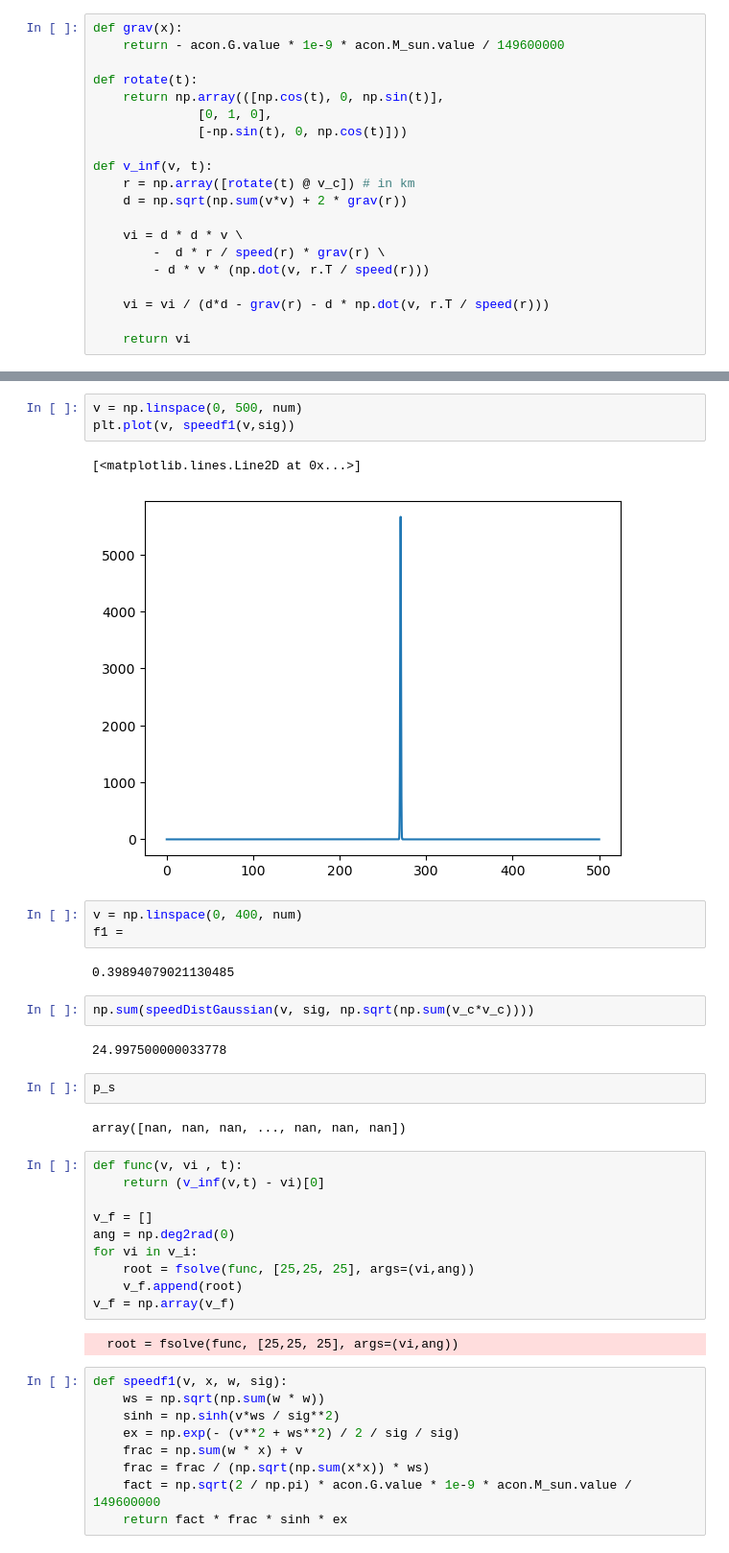
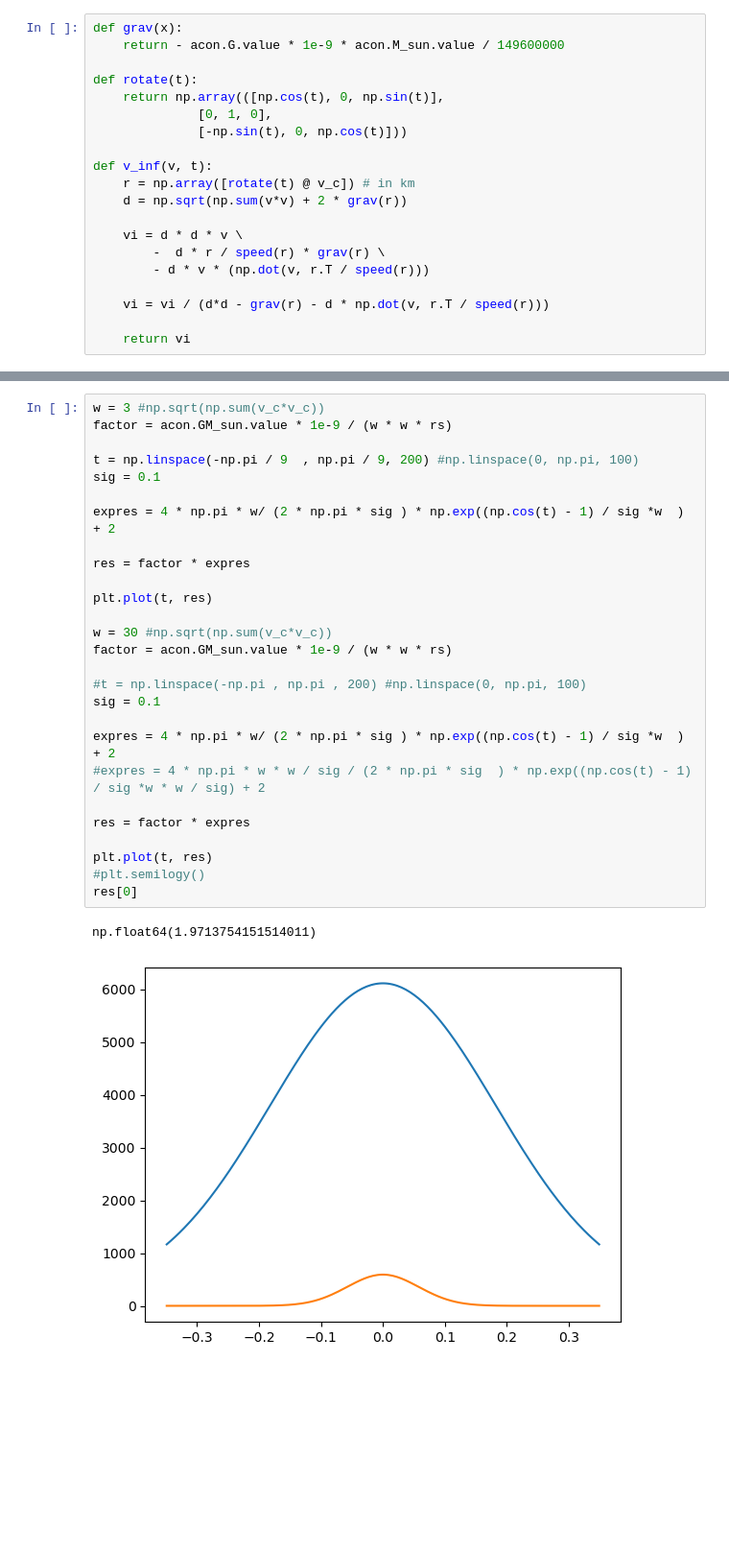
Before and after one commit to shauryagarg145/dark-matter-waves, a Jupyter notebook: density_enhancement.ipynb, the cells around one changed output, grey strips where cells are left out. Shown at 96% size. Cells and saved outputs as stored; diff of their text form; blank space fills up the shorter version.

```diff
--- a/density_enhancement.ipynb
+++ b/density_enhancement.ipynb
@@ -141,40 +120,30 @@ quad(speedDistGaussian, 0, 400, args =(sig, np.sqrt(np.sum(v_c*v_c))))
-# %%
-v = np.linspace(0, 500, num)
-plt.plot(v, speedf1(v,sig))
-# %% [output]
-[<matplotlib.lines.Line2D at 0x...>]
-[figure, removed]
-# %%
-v = np.linspace(0, 400, num)
-f1 =
-# %% [output]
-0.39894079021130485
-# %%
-np.sum(speedDistGaussian(v, sig, np.sqrt(np.sum(v_c*v_c))))
-# %% [output]
-24.997500000033778
-# %%
-p_s
-# %% [output]
-array([nan, nan, nan, ..., nan, nan, nan])
-# %%
-def func(v, vi , t):
-    return (v_inf(v,t) - vi)[0]
-
-v_f = []
-ang = np.deg2rad(0)
-for vi in v_i:
-    root = fsolve(func, [25,25, 25], args=(vi,ang))
-    v_f.append(root)
-v_f = np.array(v_f)
-# %% [output]
-  root = fsolve(func, [25,25, 25], args=(vi,ang))
-# %%
-def speedf1(v, x, w, sig):
-    ws = np.sqrt(np.sum(w * w))
-    sinh = np.sinh(v*ws / sig**2)
-    ex = np.exp(- (v**2 + ws**2) / 2 / sig / sig)
-    frac = np.sum(w * x) + v
-    frac = frac / (np.sqrt(np.sum(x*x)) * ws)
-    fact = np.sqrt(2 / np.pi) * acon.G.value * 1e-9 * acon.M_sun.value / 149600000
-    return fact * frac * sinh * ex
+# %%
+w = 3 #np.sqrt(np.sum(v_c*v_c))
+factor = acon.GM_sun.value * 1e-9 / (w * w * rs)
+
+t = np.linspace(-np.pi / 9  , np.pi / 9, 200) #np.linspace(0, np.pi, 100)
+sig = 0.1
+
+expres = 4 * np.pi * w/ (2 * np.pi * sig ) * np.exp((np.cos(t) - 1) / sig *w  ) + 2
+
+res = factor * expres
+
+plt.plot(t, res)
+
+w = 30 #np.sqrt(np.sum(v_c*v_c))
+factor = acon.GM_sun.value * 1e-9 / (w * w * rs)
+
+#t = np.linspace(-np.pi , np.pi , 200) #np.linspace(0, np.pi, 100)
+sig = 0.1
+
+expres = 4 * np.pi * w/ (2 * np.pi * sig ) * np.exp((np.cos(t) - 1) / sig *w  ) + 2
+#expres = 4 * np.pi * w * w / sig / (2 * np.pi * sig  ) * np.exp((np.cos(t) - 1) / sig *w * w / sig) + 2
+
+res = factor * expres
+
+plt.plot(t, res)
+#plt.semilogy()
+res[0]
+# %% [output]
+np.float64(1.9713754151514011)
+[figure, added]
```
Also changed, not shown: parts of 10 cells of this notebook, 1 other file.
